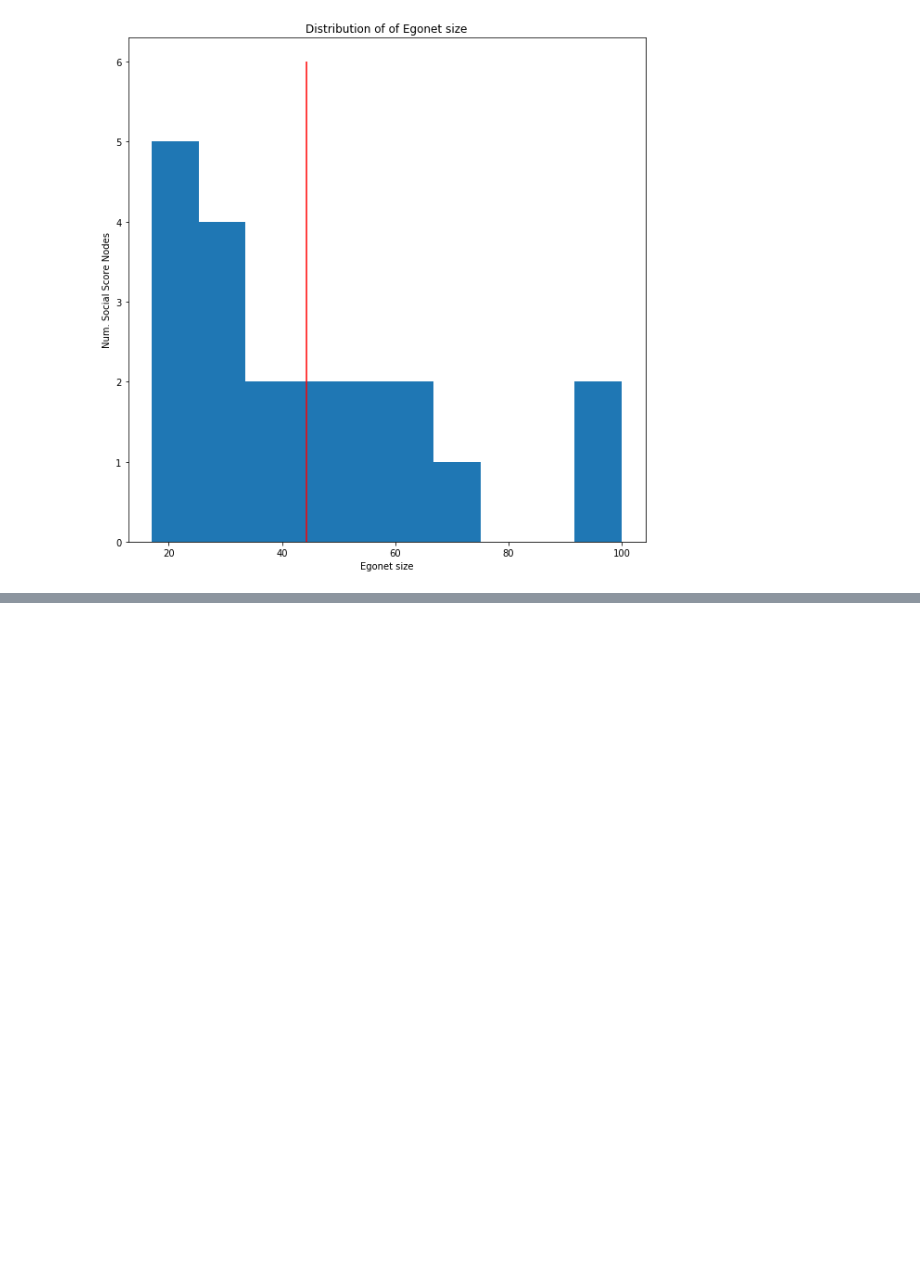
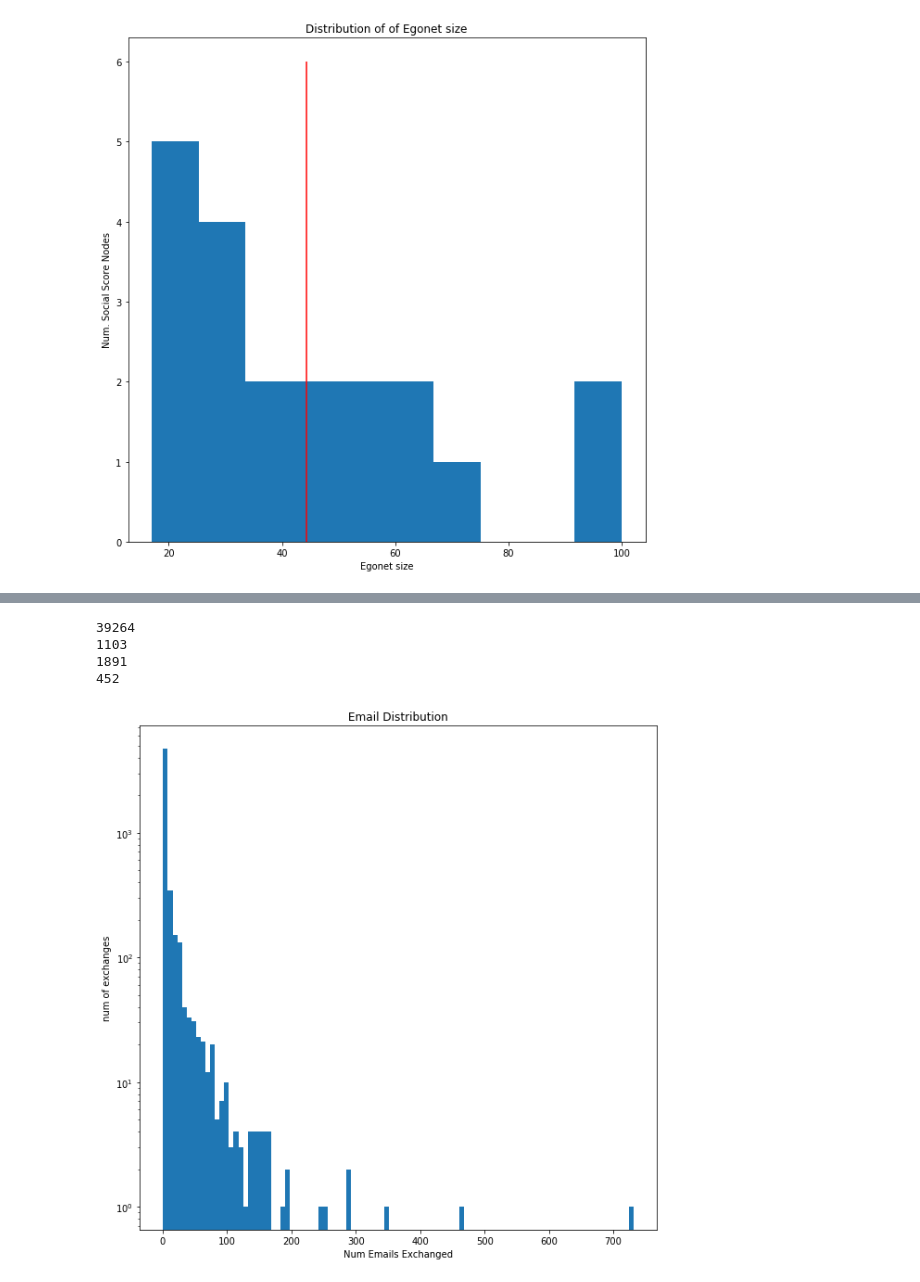
Before and after one commit to ppsekhar/CS224W, a Jupyter notebook: socialScore/socialNodeAnalysis.ipynb, the cells around one changed output, grey strips where cells are left out. Drawn from its saved outputs; the diff is of its cells as text; code cells hidden in the pictures; blank space fills up the shorter version.

```diff
--- a/socialScore/socialNodeAnalysis.ipynb
+++ b/socialScore/socialNodeAnalysis.ipynb
@@ -192,0 +277,28 @@ plt.show()
+# %%
+print GNx.number_of_edges()
+print uGNx.number_of_edges()
+print GNx.number_of_nodes()
+print uGNx.number_of_nodes()
+
+edgeCount = dict()
+for edge in GNx.edges():
+    if not edgeCount.get(edge, None):
+        edgeCount[edge] = 0
+    edgeCount[edge] += 1
+
+emailDist= [ v for k, v in edgeCount.iteritems() ]
+emailDist.sort(reverse=True)
+
+plt.figure(figsize=(10,10))
+plt.title("Email Distribution")
+plt.xlabel("Num Emails Exchanged")
+plt.ylabel("num of exchanges")
+plt.yscale('log')
+plt.hist(emailDist,bins=100)
+plt.show()
+# %% [output]
+39264
+1103
+1891
+452
+[figure, added]
```
Also changed, not shown: parts of 20 cells of this notebook, 3 other files.
